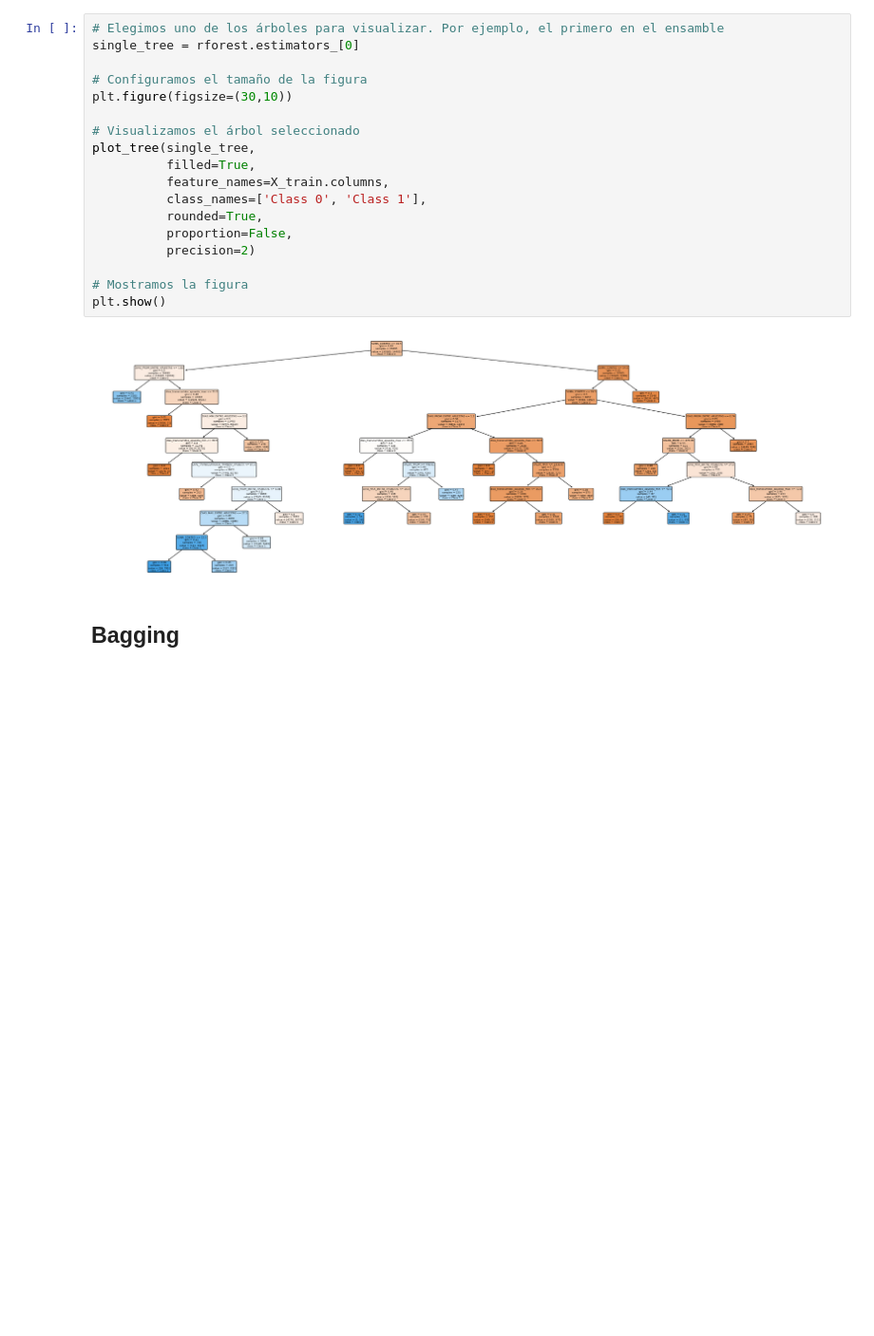
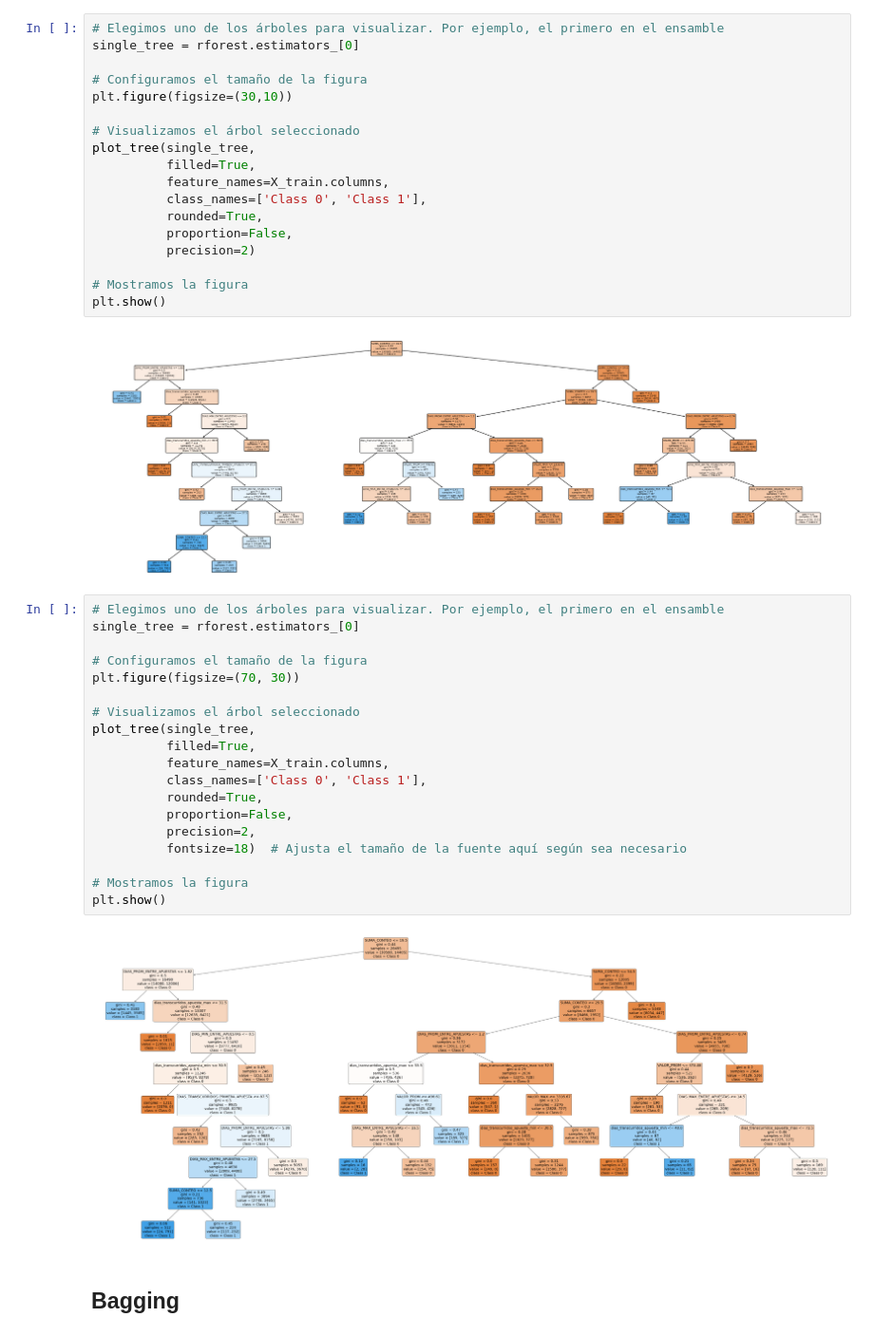
Before and after one commit to SantiagoCastro1495/TFM---VIU, a Jupyter notebook: 2. EDA y Modelado.ipynb, the cells around one changed output. Shown at 95% size. Cells and saved outputs as stored; diff of their text form; blank space fills up the shorter version.

```diff
--- a/2. EDA y Modelado.ipynb
+++ b/2. EDA y Modelado.ipynb
@@ -1105,6 +1107,27 @@ plot_tree(single_tree,
 plt.show()
 # %% [output]
 [figure]
+# %%
+# Elegimos uno de los árboles para visualizar. Por ejemplo, el primero en el ensamble
+single_tree = rforest.estimators_[0]
+
+# Configuramos el tamaño de la figura
+plt.figure(figsize=(70, 30))
+
+# Visualizamos el árbol seleccionado
+plot_tree(single_tree,
+          filled=True,
+          feature_names=X_train.columns,
+          class_names=['Class 0', 'Class 1'],
+          rounded=True,
+          proportion=False,
+          precision=2,
+          fontsize=18)  # Ajusta el tamaño de la fuente aquí según sea necesario
+
+# Mostramos la figura
+plt.show()
+# %% [output]
+[figure, added]
 # %% [markdown]
 ## Bagging
 # %%
```
Also changed, not shown: parts of 23 cells of this notebook.
